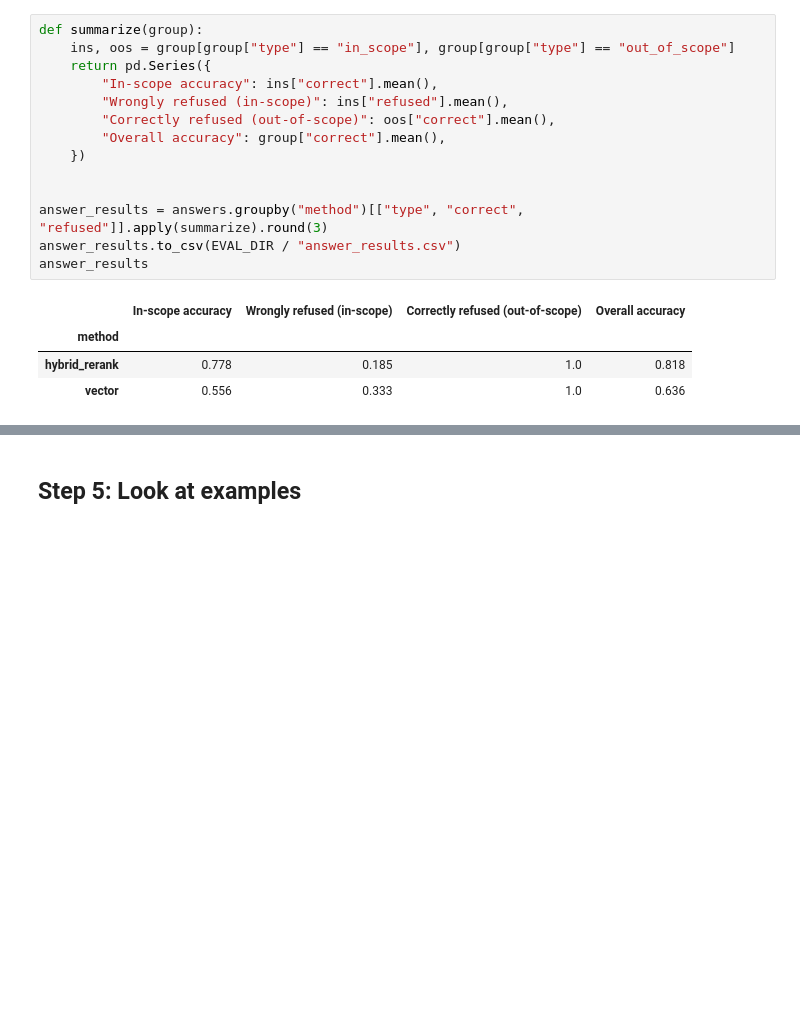
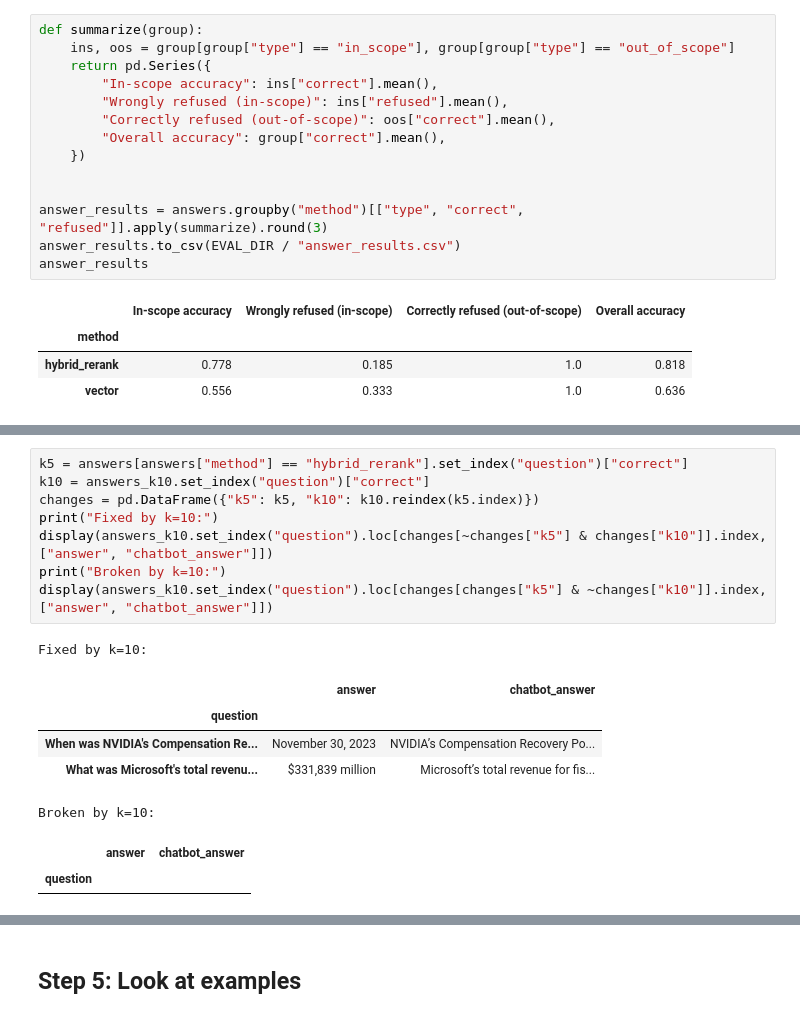
Before and after one commit to omshivbhosale/Financial-Filings-Rag, a Jupyter notebook: 4_evaluation/evaluation.ipynb, the cells around one changed output, grey strips where cells are left out. Drawn from its saved outputs; the diff is of its cells as text; blank space fills up the shorter version.

```diff
--- a/4_evaluation/evaluation.ipynb
+++ b/4_evaluation/evaluation.ipynb
@@ -287,0 +297,17 @@ answer_results
+# %%
+k5 = answers[answers["method"] == "hybrid_rerank"].set_index("question")["correct"]
+k10 = answers_k10.set_index("question")["correct"]
+changes = pd.DataFrame({"k5": k5, "k10": k10.reindex(k5.index)})
+print("Fixed by k=10:")
+display(answers_k10.set_index("question").loc[changes[~changes["k5"] & changes["k10"]].index, ["answer", "chatbot_answer"]])
+print("Broken by k=10:")
+display(answers_k10.set_index("question").loc[changes[changes["k5"] & ~changes["k10"]].index, ["answer", "chatbot_answer"]])
+# %% [output]
+Fixed by k=10:
+|  | answer | chatbot_answer |
+| question |  |  |
+| When was NVIDIA's Compensation Re... | November 30, 2023 | NVIDIA’s Compensation Recovery Po... |
+| What was Microsoft's total revenu... | $331,839 million | Microsoft’s total revenue for fis... |
+Broken by k=10:
+|  | answer | chatbot_answer |
+| question |  |  |
```
Also changed, not shown: parts of 7 cells of this notebook, 8 other files.
